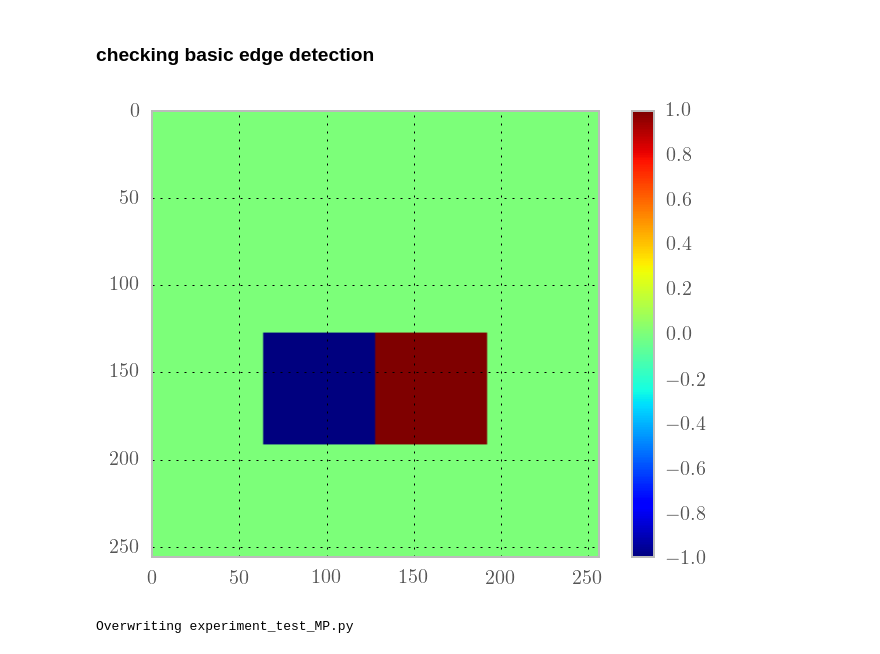
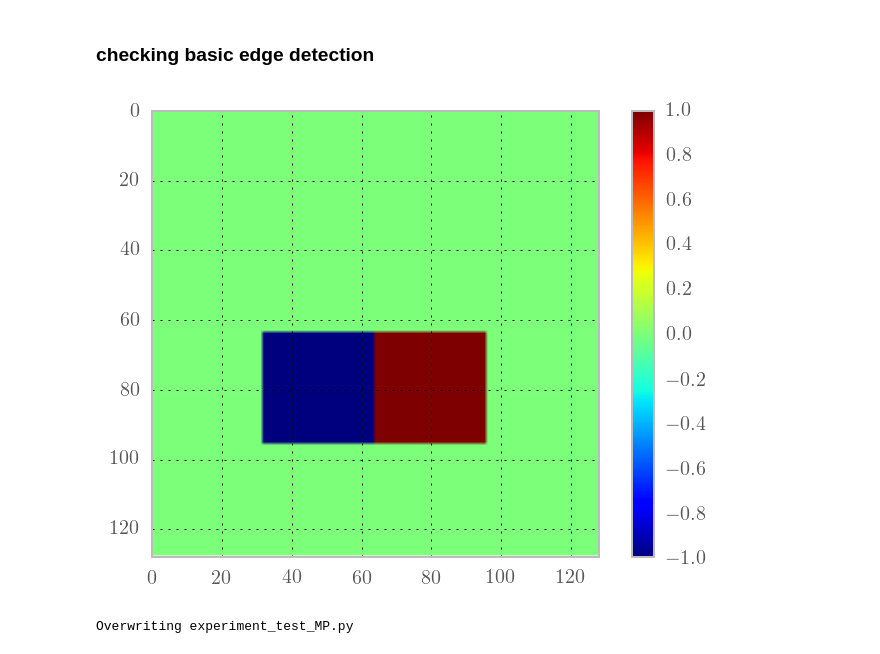
Before and after one commit to bicv/SparseEdges, a Jupyter notebook: SparseEdges-tests.ipynb, the cells around one changed output. Cells and saved outputs as stored; diff of their text form; code cells hidden in the pictures.

```diff
--- a/SparseEdges-tests.ipynb
+++ b/SparseEdges-tests.ipynb
@@ -114,15 +114,18 @@ fig, a = mp.show_edges(edges, image=image)
 # %% [markdown]
 ### checking basic edge detection
 # %%
+pe = ParameterSet('default_param.py')
+pe.N_X = 128 # number of edges
+pe.N_Y = 128 # number of edges
 #! defining a reference test image (see test_Image)
 image = np.zeros((pe.N_X, pe.N_Y))
 image[pe.N_X/2:pe.N_X/2+pe.N_X/4, pe.N_X/2:pe.N_X/2+pe.N_X/4] = 1
 image[pe.N_X/2:pe.N_X/2+pe.N_X/4, pe.N_X/4:pe.N_X/2] = -1
 plt.imshow(image)
-v = plt.axis((0, pe.N_X, pe.N_Y, 0))
+v = plt.axis((0, pe.N_Y, pe.N_X, 0))
 c = plt.colorbar()
 # %% [output]
-[figure, old version]
+[figure, new version]
 # %%
 %%writefile experiment_test_MP.py
 import __init__
```
Also changed, not shown: parts of 5 cells of this notebook, 4 other files.
